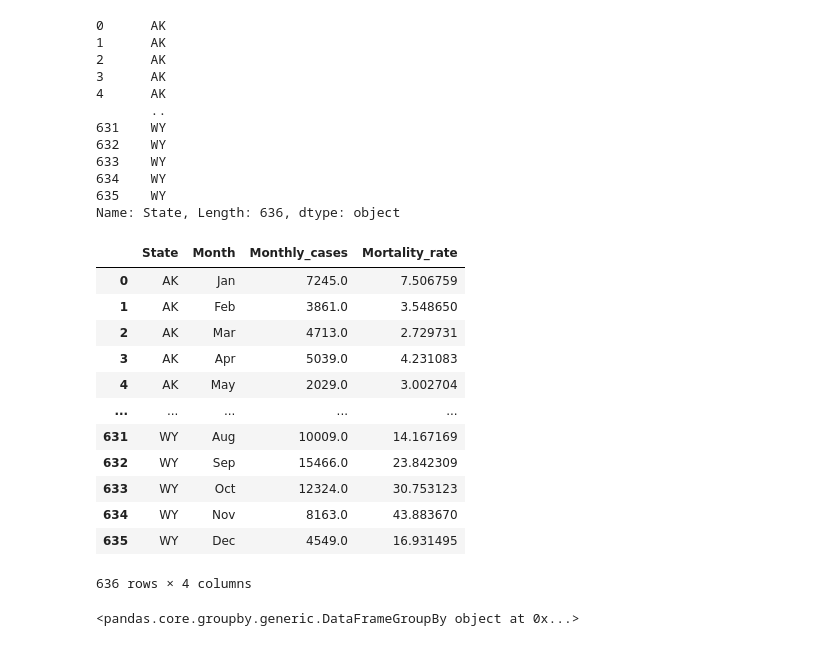
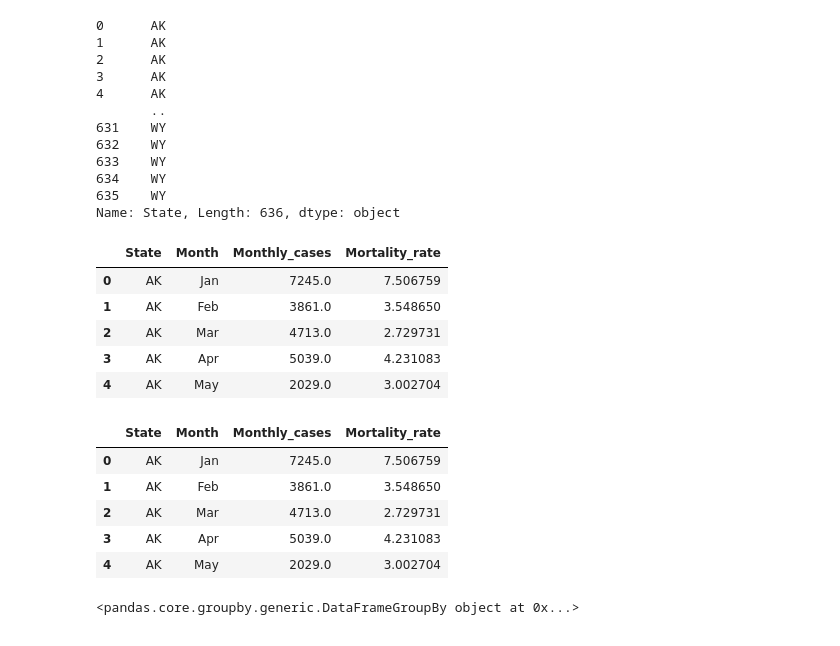
Before and after one commit to tracypoon/Group_3_Project, a Jupyter notebook: Mano/Graphs and correlation.ipynb, the cells around one changed output. Cells and saved outputs as stored; diff of their text form; code cells hidden in the pictures.

```diff
--- a/Mano/Graphs and correlation.ipynb
+++ b/Mano/Graphs and correlation.ipynb
@@ -491,23 +487,26 @@ Name: State, Length: 636, dtype: object
 # %%
 compare_df=pd.DataFrame({'State': state_name,
                         'Month': month_name,
                         'Monthly_cases': monthly_total,
                         'Mortality_rate': mortality_rate})
-compare_df
+compare_df.head()
 # %% [output]
 |  | State | Month | Monthly_cases | Mortality_rate |
 | 0 | AK | Jan | 7245.0 | 7.506759 |
 | 1 | AK | Feb | 3861.0 | 3.548650 |
 | 2 | AK | Mar | 4713.0 | 2.729731 |
 | 3 | AK | Apr | 5039.0 | 4.231083 |
 | 4 | AK | May | 2029.0 | 3.002704 |
-| ... | ... | ... | ... | ... |
-| 631 | WY | Aug | 10009.0 | 14.167169 |
-| 632 | WY | Sep | 15466.0 | 23.842309 |
-| 633 | WY | Oct | 12324.0 | 30.753123 |
-| 634 | WY | Nov | 8163.0 | 43.883670 |
-| 635 | WY | Dec | 4549.0 | 16.931495 |
-636 rows × 4 columns
+# %%
+compare_df_5 = compare_df.head(60)
+compare_df_5.head()
+# %% [output]
+|  | State | Month | Monthly_cases | Mortality_rate |
+| 0 | AK | Jan | 7245.0 | 7.506759 |
+| 1 | AK | Feb | 3861.0 | 3.548650 |
+| 2 | AK | Mar | 4713.0 | 2.729731 |
+| 3 | AK | Apr | 5039.0 | 4.231083 |
+| 4 | AK | May | 2029.0 | 3.002704 |
 # %%
 #month_total_df=compare_df.groupby('Month').agg({"Monthly_cases": "sum"})
 #ordered= ['Jan','Feb', 'Mar', 'Apr','May', 'Jun', 'Jul', 'Aug', 'Sep','Oct', 'Nov']
```
Also changed, not shown: parts of 30 cells of this notebook, 10 other files.
